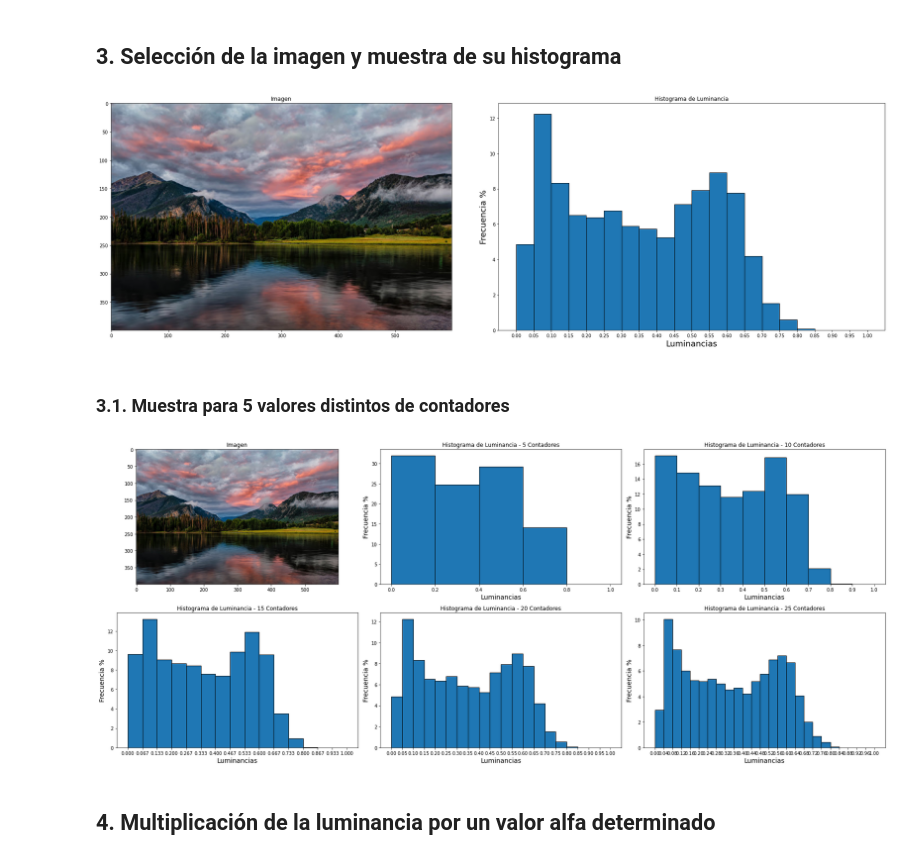
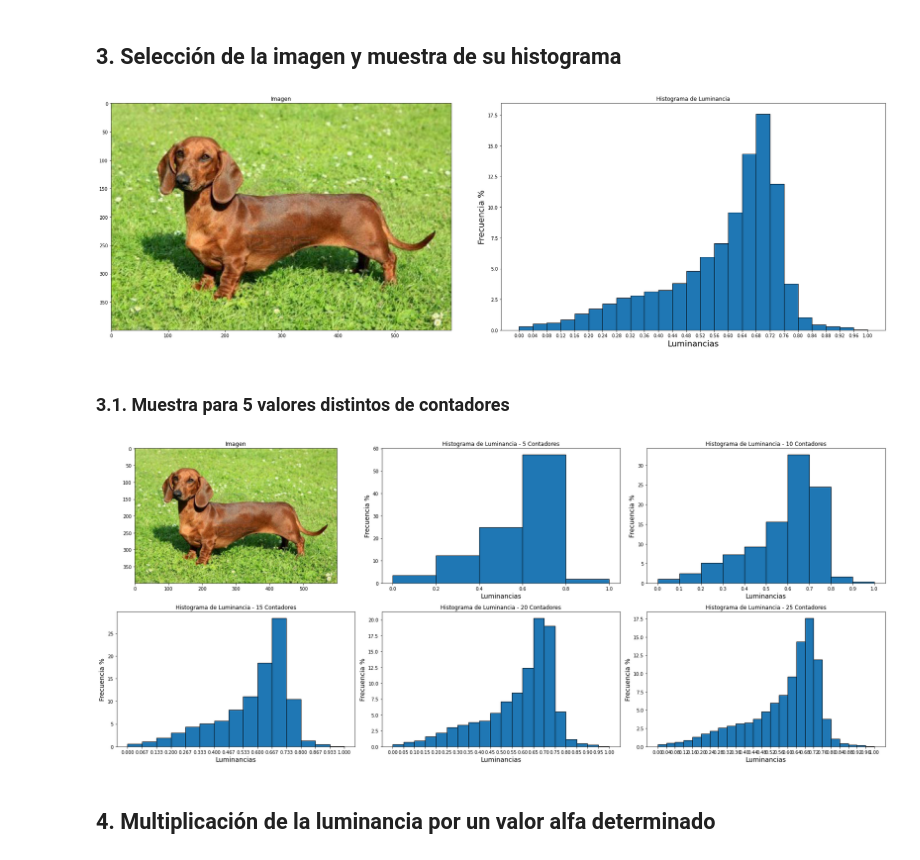
Before and after one commit to nicolassalomon96/procesamiento_imagenes_UNS, a Jupyter notebook: TP4/Histograma_de_luminancia.ipynb, the cells around one changed output. Drawn from its saved outputs; the diff is of its cells as text; code cells hidden in the pictures.

```diff
--- a/TP4/Histograma_de_luminancia.ipynb
+++ b/TP4/Histograma_de_luminancia.ipynb
@@ -156,27 +182,27 @@ def plot_image_histo(image, counts_relative_freq, bins, steps, figsize=(25,8)):
 # %%
 #@title Seleccione la imagen a analizar: { run: "auto" }
 dog_url = 'https://pbs.twimg.com/media/BwURyszIYAEtRva.jpg'
 route_url = 'https://cdn1.eldia.com/122017/1514109535760.jpg'
 lake_url = 'https://s1.1zoom.me/prev/596/USA_Mountains_Lake_Forests_Sky_Lake_Dillon_Clouds_595131_600x400.jpg'
 
-Imagen = 'Lago' #@param ["Perro","Lago","Ruta"]
+Imagen = 'Perro' #@param ["Perro","Lago","Ruta"]
 
 if Imagen =='Perro':
-  image = get_image(dog_url)
+  image_1 = get_image(dog_url)
 if Imagen =='Lago':
-  image = get_image(lake_url)
+  image_1 = get_image(lake_url)
 if Imagen =='Ruta':
-  image = get_image(route_url)
+  image_1 = get_image(route_url)
 
 #@title Seleccione la cantidad de contadores: { run: "auto" }
 
-Contadores = 20 #@param {type:"slider", min:1, max:50, step:1}
-image_y = rgb2yiq(image)[:,:,0] #Extracción del canal Y (luminancia) de la imagen
+Contadores = 25 #@param {type:"slider", min:1, max:50, step:1}
+image_1_y = rgb2yiq(image_1)[:,:,0] #Extracción del canal Y (luminancia) de la imagen
 
-counts_relative_freq, bins = generate_histo(image_y,0,1,Contadores)
-plot_image_histo(image, counts_relative_freq, bins, Contadores, figsize=(25,8))
+counts_relative_freq, bins = generate_histo(image_1_y,0,1,Contadores)
+plot_image_histo(image_1, counts_relative_freq, bins, Contadores, figsize=(25,8))
 # %% [output]
-[figure, old version]
+[figure, new version]
 # %% [markdown]
 ### 3.1. Muestra para 5 valores distintos de contadores
 # %%
@@ -185,17 +211,17 @@ plot_image_histo(image, counts_relative_freq, bins, Contadores, figsize=(25,8))
 
 Contadores = '5,10,15,20,25' #@param {type:"string"}
 
-image_y = rgb2yiq(image)[:,:,0] #Extracción del canal Y (luminancia) de la imagen
+#image_1_y = rgb2yiq(image)[:,:,0] #Extracción del canal Y (luminancia) de la imagen
 
 fig,ax = plt.subplots(2,3,figsize=(24,10))
 
 plt.subplot(2,3,1)
-plt.imshow(image)
+plt.imshow(image_1)
 plt.title("Imagen")
 
 for i in range(len(Contadores.split(sep=','))):
   plt.subplot(2,3,i+2)
-  counts_relative_freq, bins = generate_histo(image_y,0,1,int(Contadores.split(sep=',')[i]))
+  counts_relative_freq, bins = generate_histo(image_1_y,0,1,int(Contadores.split(sep=',')[i]))
   plt.hist(bins[:-1], bins, weights=counts_relative_freq, ec='black')
   plt.title(f"Histograma de Luminancia - {int(Contadores.split(sep=',')[i])} Contadores")
   plt.xlabel("Luminancias",fontsize=14)
@@ -205,7 +231,7 @@ for i in range(len(Contadores.split(sep=','))):
 plt.tight_layout()
 plt.show()
 # %% [output]
-[figure, old version]
+[figure, new version]
 # %% [markdown]
 ## 4. Multiplicación de la luminancia por un valor alfa determinado
 # %%
```
Also changed, not shown: parts of 7 cells of this notebook.
